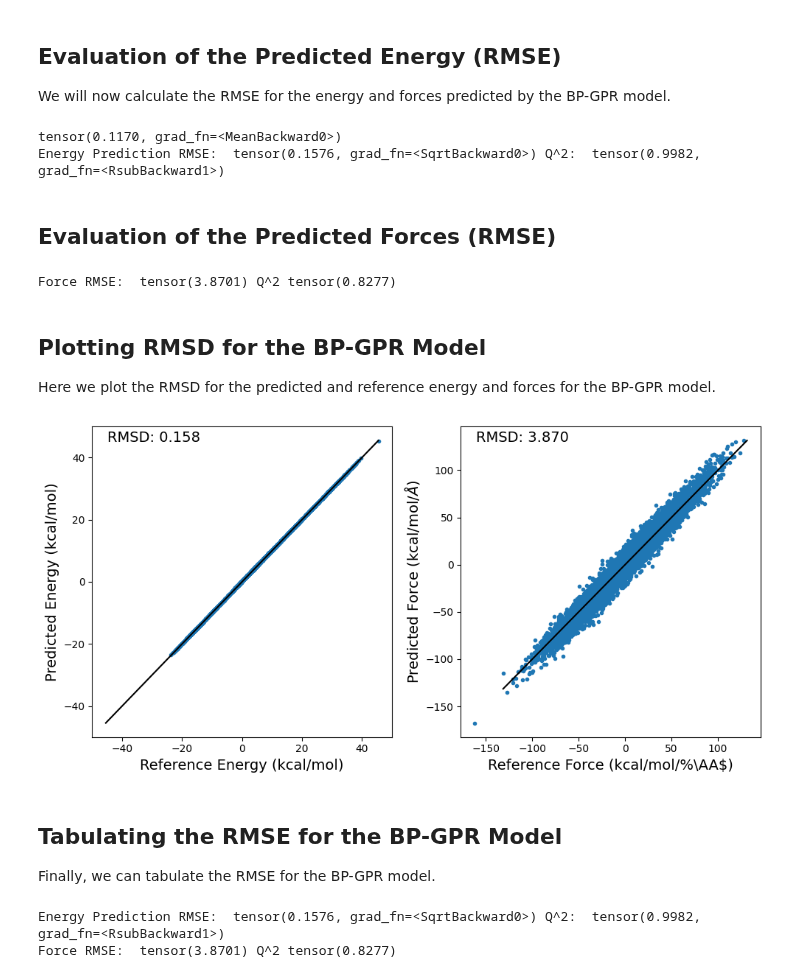
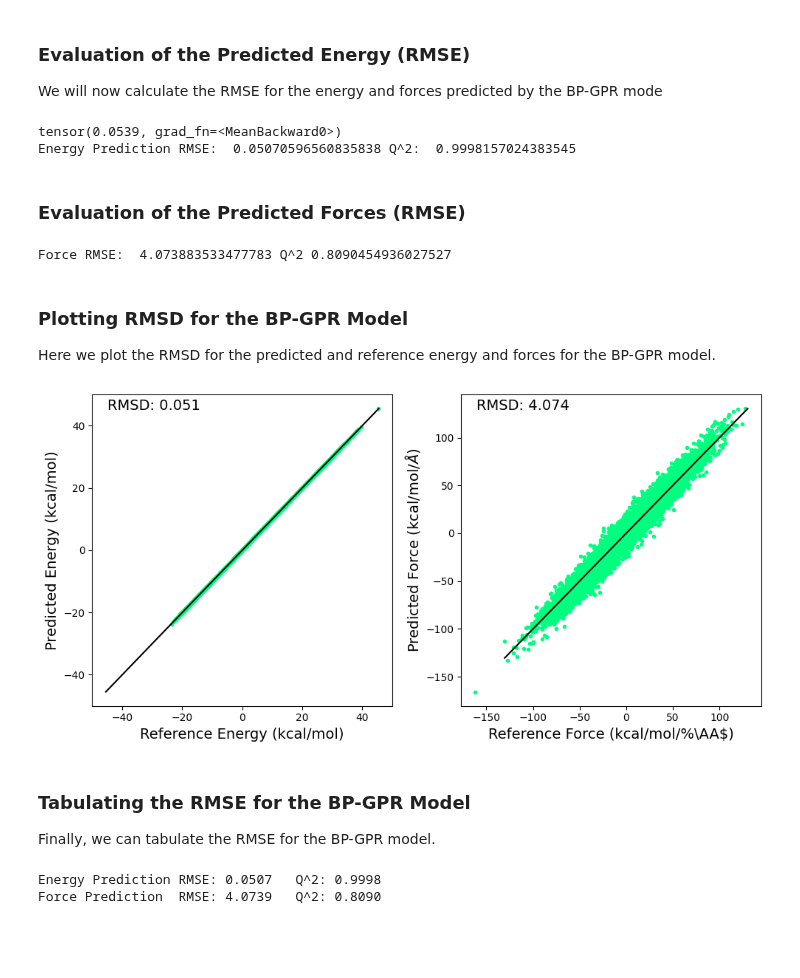
Before and after one commit to cc-ats/mlp_tutorial, a Jupyter notebook: Lesson7_BP-GPR_MLP.ipynb, the cells around one changed output. Cells and saved outputs as stored; diff of their text form; code cells hidden in the pictures; blank space fills up the shorter version.

```diff
--- a/Lesson7_BP-GPR_MLP.ipynb
+++ b/Lesson7_BP-GPR_MLP.ipynb
@@ -228,8 +233,13 @@ if ani:
 else:
   Rcr = 6.0
   Rca = 6.0
-  ShfR = [[0.0, 0.0, 0.0, 0.0, 0.0, 0.0], [0.0, 0.0, 0.0, 0.0, 0.0, 0.0], [0.0, 0.0, 0.0, 0.0, 0.0, 0.0]] # H, C, O
-  EtaR = [[0.0, 0.04, 0.14, 0.32, 0.71, 1.79], [0.0, 0.04, 0.14, 0.32, 0.71, 1.79], [0.0, 0.04, 0.14, 0.32, 0.71, 1.79]] # H, C, O
-  Zeta = [[1, 2, 4, 8, 16, 32], [1, 2, 4, 8, 16, 32], [1, 2, 4, 8, 16, 32]] # H, C, O
-  EtaA = [[0.0, 0.04, 0.14, 0.32, 0.71, 1.79], [0.0, 0.04, 0.14, 0.32, 0.71, 1.79], [0.0, 0.04, 0.14, 0.32, 0.71, 1.79]] # H, C, O
-  descriptor = Feature(Rcr, EtaR, ShfR, Rca, Zeta, EtaA)
+  ShfR = np.zeros((3,6)) # H, C, O
+  EtaR = [0.0, 0.04, 0.14, 0.32, 0.71, 1.79]
+  EtaR = np.repeat([EtaR], 3, axis=0) # H, C, O
+  Zeta = [1, 2, 4, 8, 16, 32, 1, 2, 4, 8, 16, 32]
+  Zeta = np.repeat([Zeta], 3, axis=0) # H, C, O
+  EtaA = [0.0, 0.04, 0.14, 0.32, 0.71, 1.79, 0.0, 0.04, 0.14, 0.32, 0.71, 1.79]
+  EtaA = np.repeat([EtaA], 3, axis=0) # H, C, O
+  LamA = [1, 1, 1, 1, 1, 1, -1, -1, -1, -1, -1, -1]
+  LamA = np.repeat([LamA], 3, axis=0) # H, C, O
+  descriptor = Feature(Rcr, EtaR, ShfR, Rca, Zeta, EtaA, LamA)
@@ -299,7 +313,6 @@ noise:  0.00046655049663968384
 # %% [markdown]
-## Evaluation of the Predicted Energy (RMSE)
-
-We will now calculate the RMSE for the energy and forces predicted by the BP-GPR model.
+### Evaluation of the Predicted Energy (RMSE)
+We will now calculate the RMSE for the energy and forces predicted by the BP-GPR mode
 # %%
 model.eval()
 likelihood.eval()
@@ -325,51 +338,51 @@ def eval(ref, pred):
 print(torch.mean(y_var))
 # Evaluate performance on energy predictions
 y_rmse, y_q2 = eval(energy ,y_mean)
-print("Energy Prediction RMSE: ", y_rmse,"Q^2: ", y_q2)
+print("Energy Prediction RMSE: ", y_rmse.item(),"Q^2: ", y_q2.item())
 # %% [output]
-tensor(0.1170, grad_fn=<MeanBackward0>)
-Energy Prediction RMSE:  tensor(0.1576, grad_fn=<SqrtBackward0>) Q^2:  tensor(0.9982, grad_fn=<RsubBackward1>)
+tensor(0.0539, grad_fn=<MeanBackward0>)
+Energy Prediction RMSE:  0.05070596560835838 Q^2:  0.9998157024383545
 # %% [markdown]
-## Evaluation of the Predicted Forces (RMSE)
+### Evaluation of the Predicted Forces (RMSE)
 # %%
 auto_grad, = torch.autograd.grad(y_mean.sum(), [qm_coord])
 rmse = torch.sqrt(torch.mean((auto_grad - qm_gradient)**2))
 q2 = 1 - torch.sum((qm_gradient-auto_grad)**2)/torch.sum((qm_gradient-torch.mean(qm_gradient))**2)
-print("Force RMSE: ", rmse, "Q^2", q2)
+print("Force RMSE: ", rmse.item(), "Q^2", q2.item())
 # %% [output]
-Force RMSE:  tensor(3.8701) Q^2 tensor(0.8277)
+Force RMSE:  4.073883533477783 Q^2 0.8090454936027527
 # %% [markdown]
-## Plotting RMSD for the BP-GPR Model
+### Plotting RMSD for the BP-GPR Model
 
 Here we plot the RMSD for the predicted and reference energy and forces for the BP-GPR model.
 # %%
 import matplotlib.pyplot as plt
 
 fig, ax = plt.subplots(1,2,figsize=(10,5))
 
 e1 = energy.cpu().detach().numpy() + np.load(ds.open("https://github.com/cc-ats/mlp_tutorial/raw/main/Claisen_Rearrangement/energy_sqm.npy","rb")) * 27.2114 * 23.061
 e2 = y_mean.cpu().detach().numpy() + np.load(ds.open("https://github.com/cc-ats/mlp_tutorial/raw/main/Claisen_Rearrangement/energy_sqm.npy","rb")) * 27.2114 * 23.061
-ax[0].plot(e1, e2, linestyle='none', marker='.', )
+ax[0].plot(e1, e2, linestyle='none', marker='.', color='springgreen')
 ax[0].plot([np.max(np.concatenate((e1,e2))), -np.max(np.concatenate((e1,e2)))], [np.max(np.concatenate((e1,e2))), -np.max(np.concatenate((e1,e2)))], color="k", linewidth=1.5)
 ax[0].set_xlabel("Reference Energy (kcal/mol)", size=14)
 ax[0].set_ylabel("Predicted Energy (kcal/mol)", size=14)
 ax[0].annotate('RMSD: %.3f' % np.sqrt(np.mean((e1 - e2)**2)), xy=(0.05, 0.95), xycoords='axes fraction', size=14)
 
 f1 = -qm_gradient.cpu().detach().numpy().reshape(-1) - np.load(ds.open("https://github.com/cc-ats/mlp_tutorial/raw/main/Claisen_Rearrangement/qm_grad_sqm.npy","rb")).reshape(-1) * 27.2114 * 23.061 / 0.529177249
 f2 = -auto_grad.cpu().detach().numpy().reshape(-1) - np.load(ds.open("https://github.com/cc-ats/mlp_tutorial/raw/main/Claisen_Rearrangement/qm_grad_sqm.npy","rb")).reshape(-1) * 27.2114 * 23.061 / 0.529177249
 
-ax[1].plot(f1, f2, linestyle='none', marker='.', )
+ax[1].plot(f1, f2, linestyle='none', marker='.', color='springgreen')
 plt.plot([-np.abs(np.max(np.concatenate((f1,f2)))), np.max(np.concatenate((f1,f2)))], [-np.max(np.concatenate((f1,f2))), np.max(np.concatenate((f1,f2)))], color="k", linewidth=1.5)
 ax[1].set_xlabel(r"Reference Force (kcal/mol/%\AA$)", size=14)
 ax[1].set_ylabel(r"Predicted Force (kcal/mol/$\AA$)", size=14)
 ax[1].annotate('RMSD: %.3f' % np.sqrt(np.mean((f1 - f2)**2)), xy=(0.05, 0.95), xycoords='axes fraction', size=14)
 
 plt.tight_layout()
 plt.savefig('rmsd.png', dpi=300)
 # %% [output]
-[figure, old version]
+[figure, new version]
 # %% [markdown]
-## Tabulating the RMSE for the BP-GPR Model
+### Tabulating the RMSE for the BP-GPR Model
 
 Finally, we can tabulate the RMSE for the BP-GPR model.
 # %%
@@ -392,13 +405,14 @@ def eval(ref, pred):
 
 # Evaluate performance on energy predictions
 y_rmse, y_q2 = eval(Y ,y_mean)
-print("Energy Prediction RMSE: ", y_rmse,"Q^2: ", y_q2)
+print(f'Energy Prediction RMSE: {y_rmse.item():6>.4f}\t Q^2: {y_q2.item():6>.4f}')
+
 
 # Evaluate Forces
 auto_grad, = torch.autograd.grad(y_mean.sum(), [qm_coord_train])
 rmse = torch.sqrt(torch.mean((auto_grad - qm_gradient[::nskip,:,:])**2))
 q2 = 1 - torch.sum((qm_gradient[::nskip,:,:]-auto_grad)**2)/torch.sum((qm_gradient[::nskip,:,:]-torch.mean(qm_gradient[::nskip,:,:]))**2)
-print("Force RMSE: ", rmse, "Q^2", q2)
+print(f'Force Prediction  RMSE: {rmse.item():6>.4f}\t Q^2: {q2.item():6>.4f}')
 # %% [output]
-Energy Prediction RMSE:  tensor(0.1576, grad_fn=<SqrtBackward0>) Q^2:  tensor(0.9982, grad_fn=<RsubBackward1>)
-Force RMSE:  tensor(3.8701) Q^2 tensor(0.8277)
+Energy Prediction RMSE: 0.0507   Q^2: 0.9998
+Force Prediction  RMSE: 4.0739   Q^2: 0.8090
```
Also changed, not shown: parts of 32 cells of this notebook.
